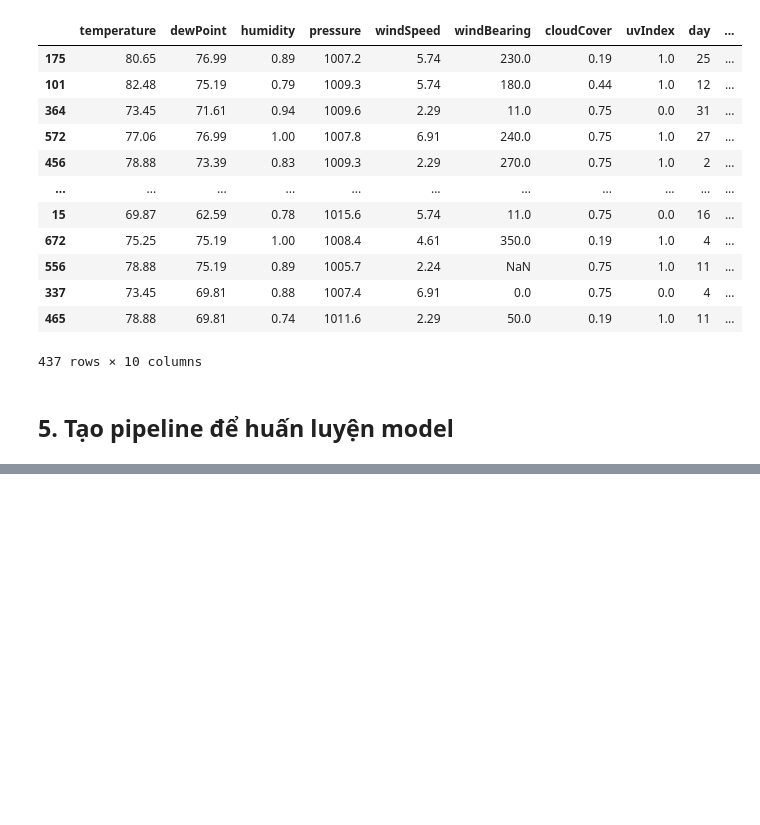
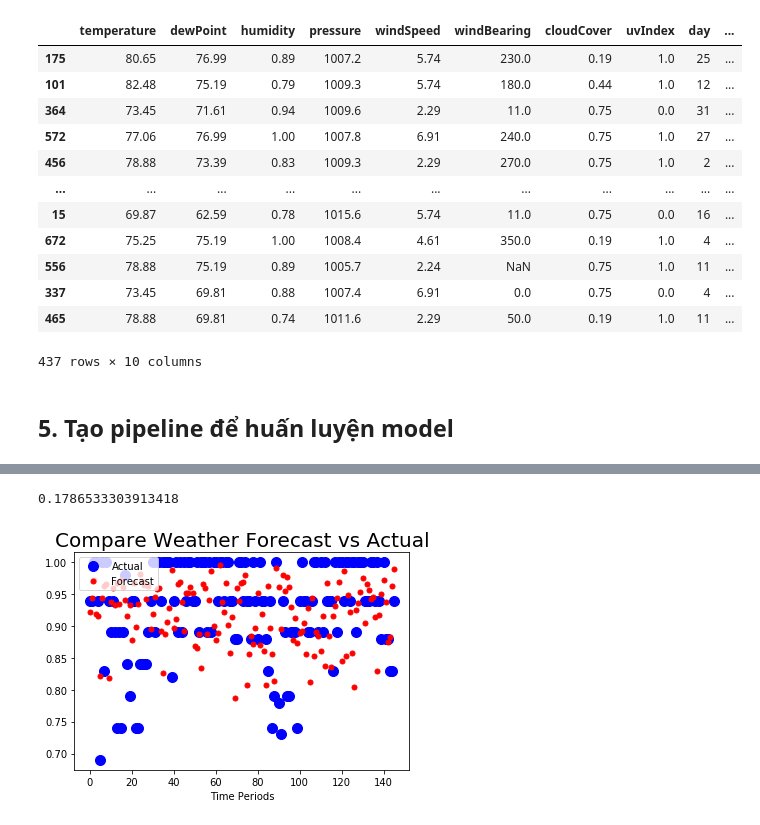
Before and after one commit to hungnd08/DS_Final_Project, a Jupyter notebook: FinalProject.ipynb, the cells around one changed output, grey strips where cells are left out. Saved outputs shown, nothing was run; the diff lists cells and outputs as text; code cells hidden in the pictures; blank space fills up the shorter version.

```diff
--- a/FinalProject.ipynb
+++ b/FinalProject.ipynb
@@ -144,0 +147,3 @@ tp
+# %%
+num_col = ['temperature', 'dewPoint','humidity','pressure','windSpeed','windBearing','cloudCover','uvIndex','day','month']
+num_col
@@ -144,0 +161,34 @@ tp
+# %%
+num_col_imp = SimpleImputer(missing_values=np.nan, strategy='mean')
+num_col_trans = ColumnTransformer(
+    [("num_imp", SimpleImputer(), num_col)]
+)
+num_col_pipe = Pipeline(
+    [('num_trans', num_col_trans)]
+)
+method_1 = Pipeline(
+    steps=[
+        ('CAD', ColAdderDropper()),
+        ('num_pipe', num_col_pipe),
+        ('std_scalar', StandardScaler()),
+        ('linear', LinearRegression())
+    ]
+)
+# %%
+model_1 = method_1.fit(X_data_train, y_data_train)
+# %%
+y_pred_val = model_1.predict(X_data_val)
+r2_score(y_data_val, y_pred_val)
+# %% [output]
+0.1786533303913418
+# %%
+y_data_val = y_data_val.sort_index()
+y_pred_val = pd.Series(y_pred_val, index=y_data_val.index)
+plt.title("Compare Weather Forecast vs Actual", fontsize=20)
+plt.plot(pd.Series(np.ravel(y_data_val)), "bo", markersize=10, label="Actual")
+plt.plot(pd.Series(np.ravel(y_pred_val)), "r.", markersize=10, label="Forecast")
+plt.legend(loc="upper left")
+plt.xlabel("Time Periods")
+plt.show()
+# %% [output]
+[figure, added]
```
Also changed, not shown: parts of 6 cells of this notebook, 2 other files.
